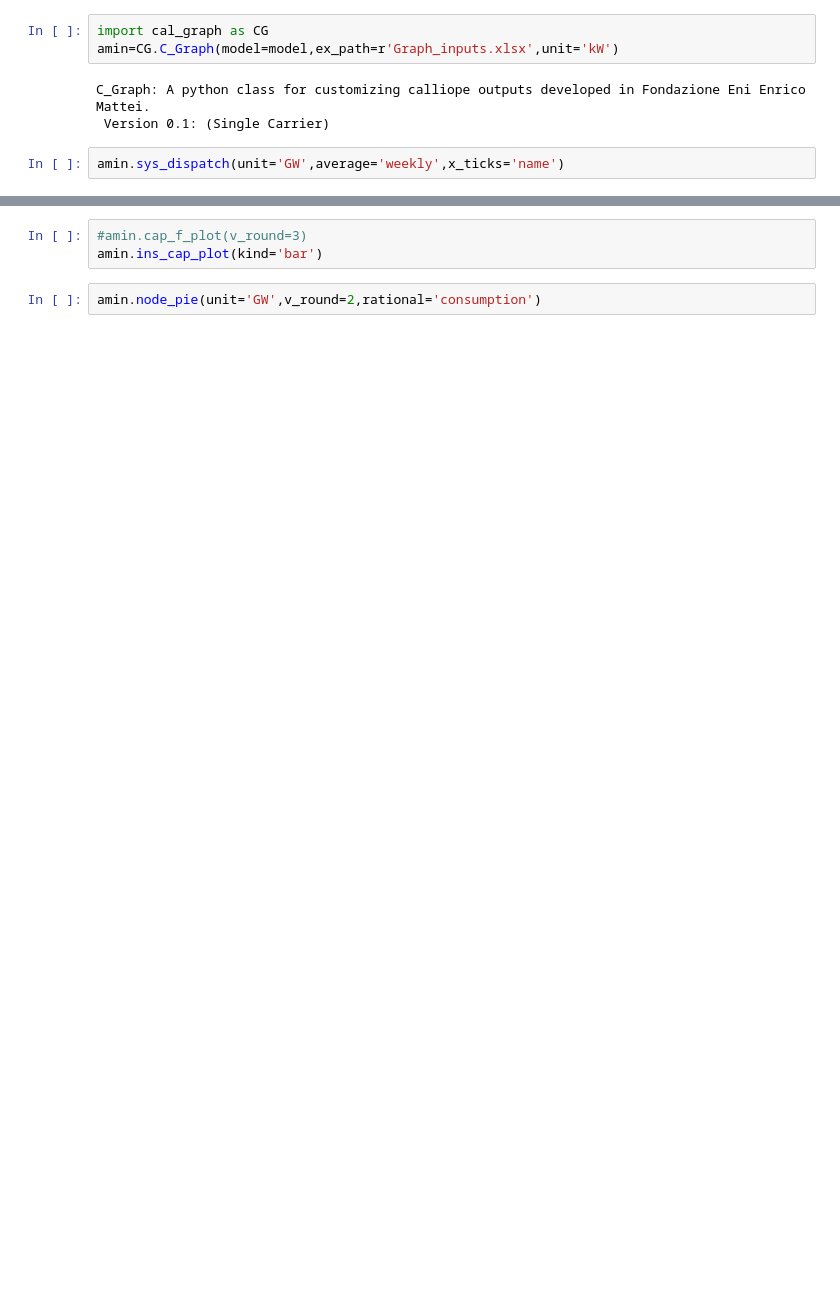
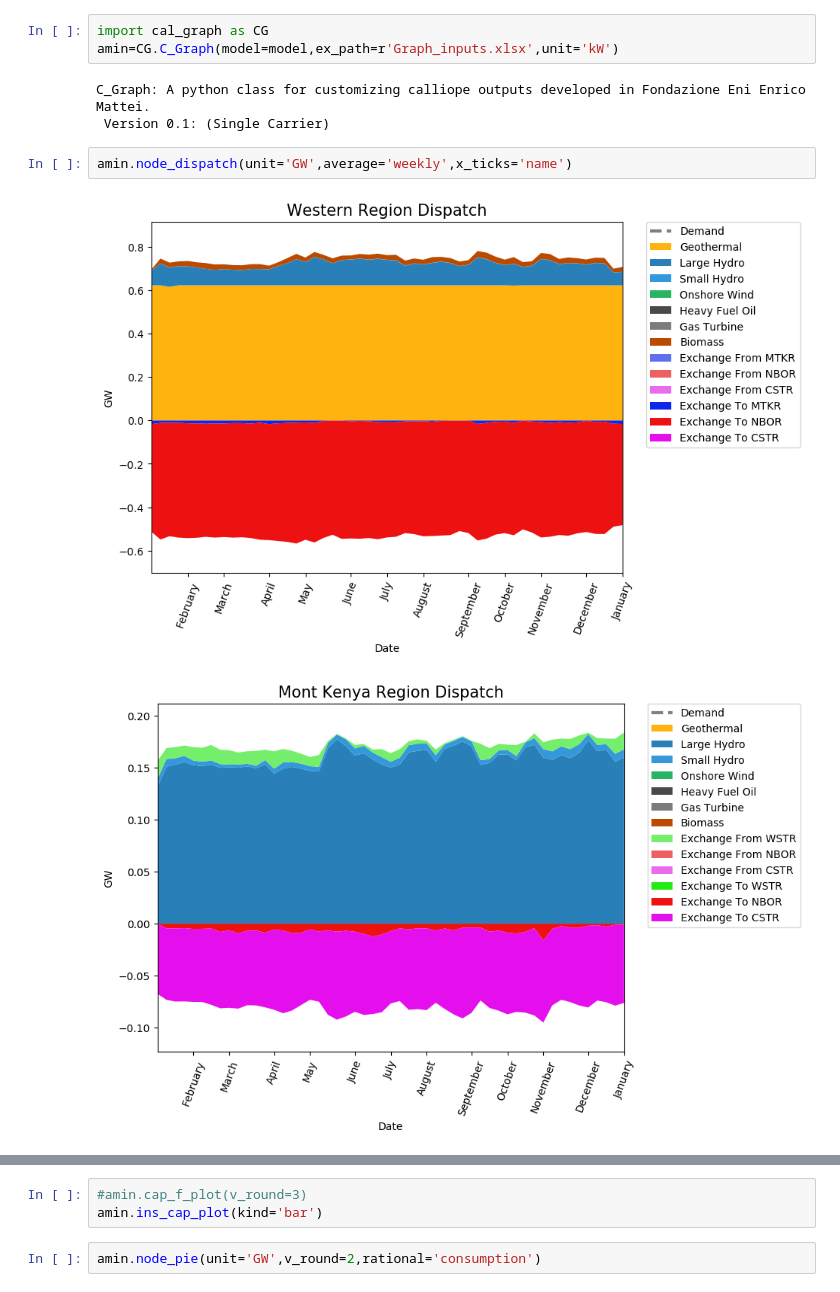
Before and after one commit to FEEM-Africa-REP/CIVICS, a Jupyter notebook: Calliope_Kenya/Models/4Nodes_No-Coffee/Kenya_2015_ICE_NB.ipynb, the cells around one changed output, grey strips where cells are left out. Cells and saved outputs as stored; diff of their text form; blank space fills up the shorter version.

Commit message:
demand graph issue

```diff
--- a/Calliope_Kenya/Models/4Nodes_No-Coffee/Kenya_2015_ICE_NB.ipynb
+++ b/Calliope_Kenya/Models/4Nodes_No-Coffee/Kenya_2015_ICE_NB.ipynb
@@ -32,4 +32,7 @@ amin=CG.C_Graph(model=model,ex_path=r'Graph_inputs.xlsx',unit='kW')
 C_Graph: A python class for customizing calliope outputs developed in Fondazione Eni Enrico Mattei.
  Version 0.1: (Single Carrier)
 # %%
-amin.sys_dispatch(unit='GW',average='weekly',x_ticks='name')
+amin.node_dispatch(unit='GW',average='weekly',x_ticks='name')
+# %% [output]
+[figure, added]
+[figure, added]
```
Also changed, not shown: parts of 3 cells of this notebook, 10 other files.
